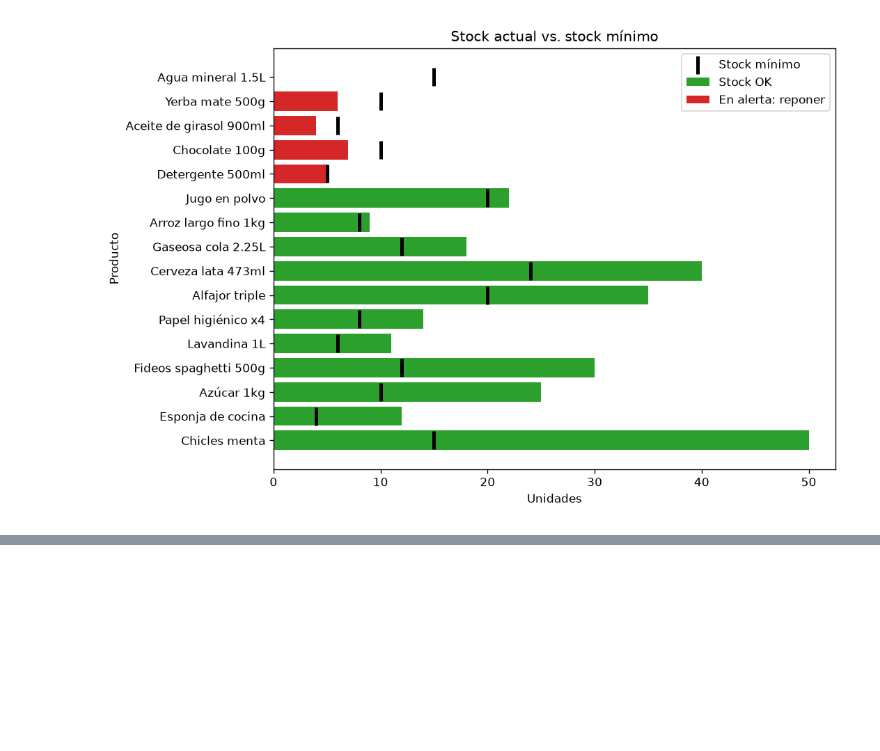
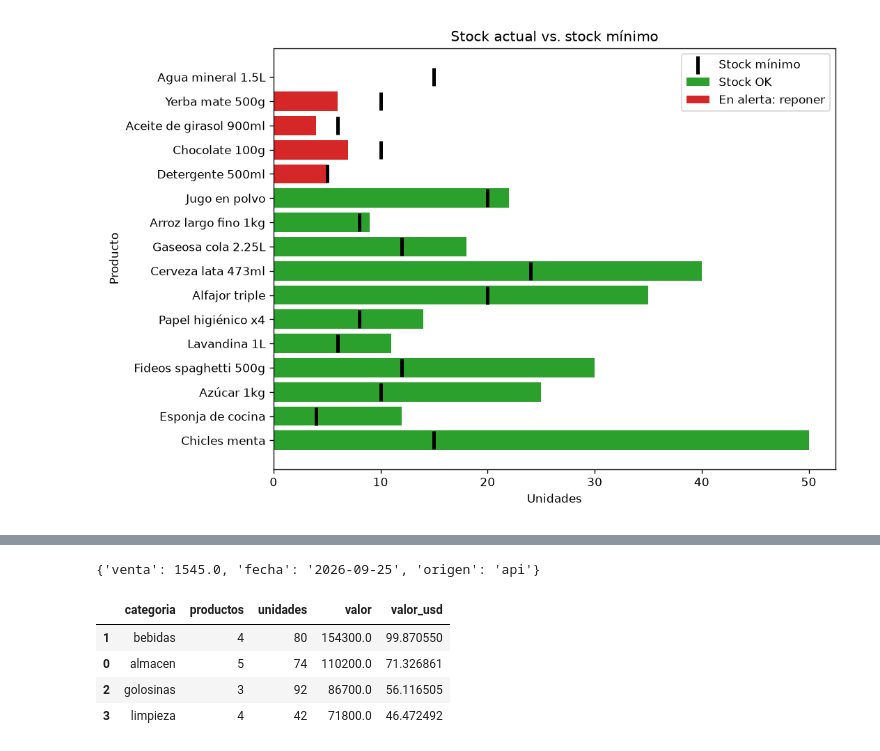
Before and after one commit to tomas-nobile/grupo-9, a Jupyter notebook: analisis.ipynb, the cells around one changed output, grey strips where cells are left out. Saved outputs shown, nothing was run; the diff lists cells and outputs as text; code cells hidden in the pictures; blank space fills up the shorter version.

```diff
--- a/analisis.ipynb
+++ b/analisis.ipynb
@@ -163,3 +167,16 @@ display(Image(filename=ruta))
+# %%
+import fuente_externa
+
+cotizacion = fuente_externa.obtener_cotizacion()
+print(cotizacion)
+analisis.analizar_valor_inventario(inventario, cotizacion["venta"])
+# %% [output]
+{'venta': 1545.0, 'fecha': '2026-09-25', 'origen': 'api'}
+|  | categoria | productos | unidades | valor | valor_usd |
+| 1 | bebidas | 4 | 80 | 154300.0 | 99.870550 |
+| 0 | almacen | 5 | 74 | 110200.0 | 71.326861 |
+| 2 | golosinas | 3 | 92 | 86700.0 | 56.116505 |
+| 3 | limpieza | 4 | 42 | 71800.0 | 46.472492 |
 # %% [markdown]
 ## Conclusiones
 
```
Also changed, not shown: parts of 2 cells of this notebook, 2 other files.
